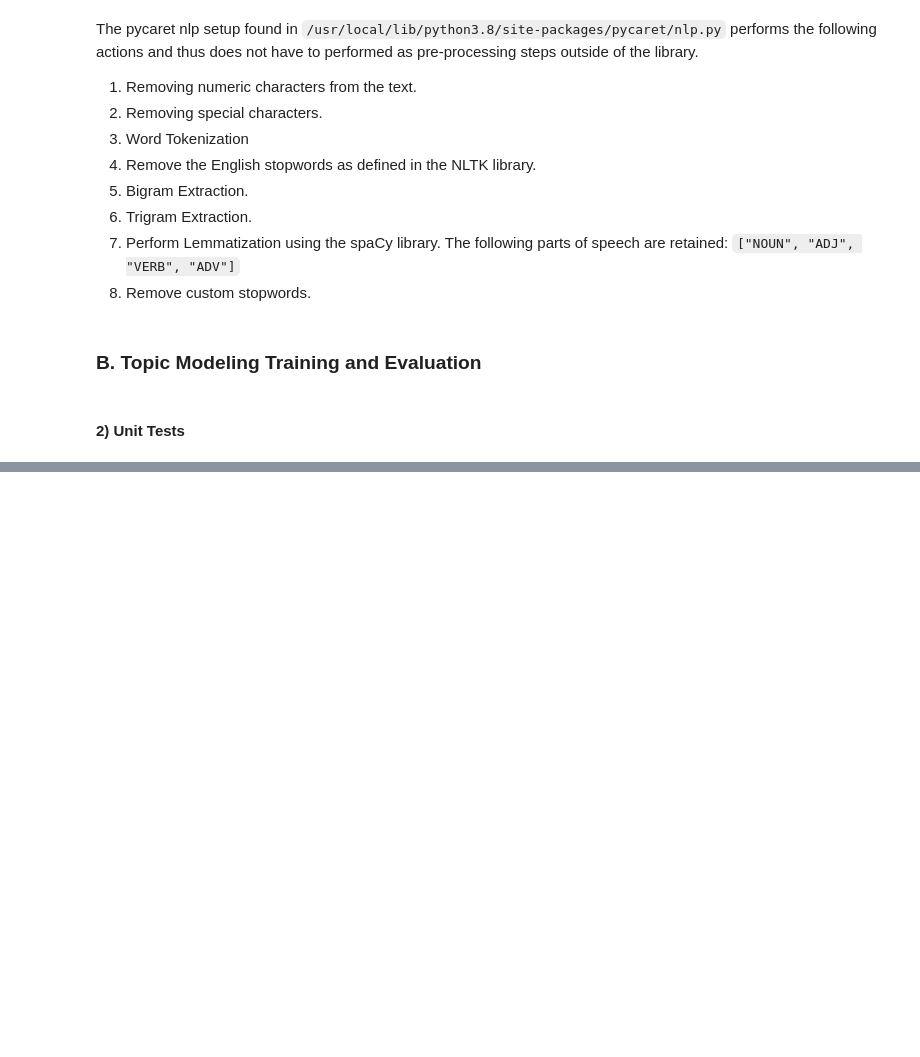
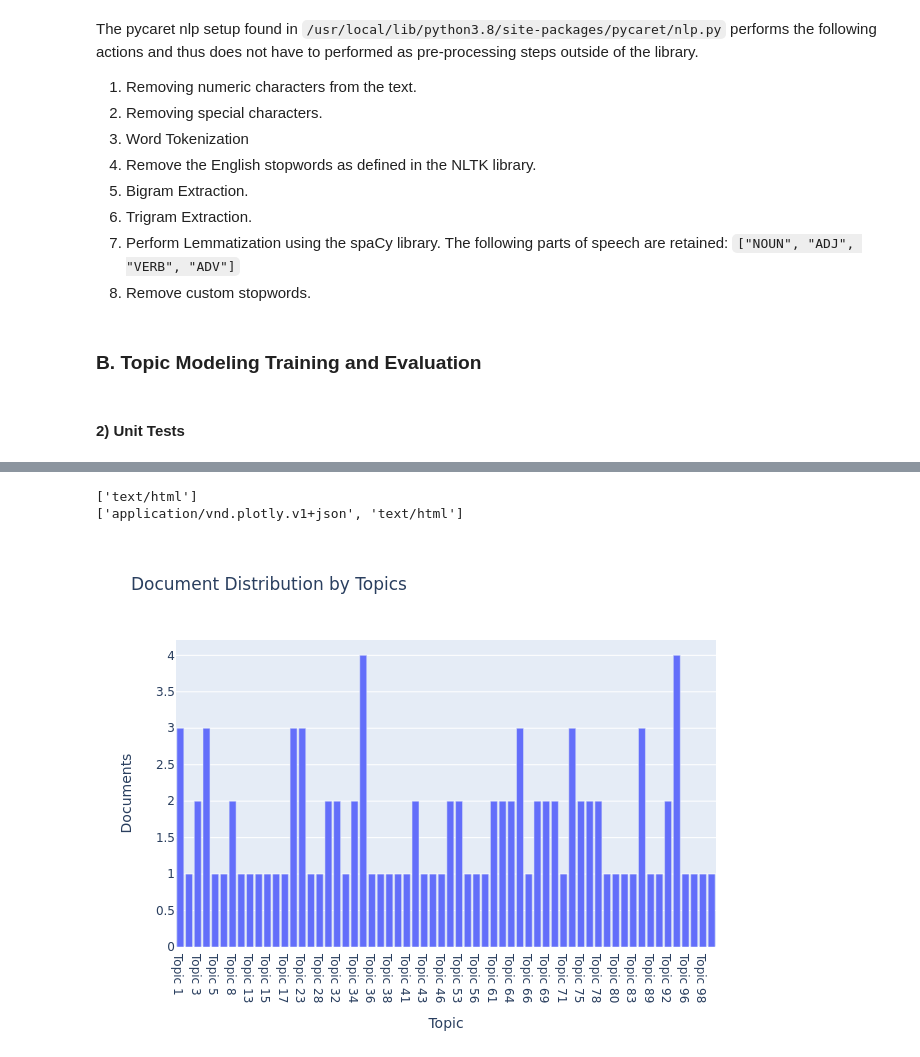
Before and after one commit to JohnnyFoulds/dsm020-2021-oct, a Jupyter notebook: coursework_02/cw.ipynb, the cells around one changed output, grey strips where cells are left out. Drawn from its saved outputs; the diff is of its cells as text; code cells hidden in the pictures; blank space fills up the shorter version.

```diff
--- a/coursework_02/cw.ipynb
+++ b/coursework_02/cw.ipynb
@@ -493,3 +513,19 @@ IntProgress(value=0, description='Processing: ', max=25)
+# %%
+for i, o in enumerate(captured.outputs):
+    print([t for t, content in o.data.items()])
+# %% [output]
+['text/html']
+['application/vnd.plotly.v1+json', 'text/html']
+# %%
+import plotly
+import json
+import kaleido
+
+json_plotly = json.dumps(list(captured.outputs[1].data.items())[0][1])
+figure_plotly = plotly.io.from_json(json_plotly)
+figure_plotly.show(renderer="png")
+# %% [output]
+[figure, added]
 # %%
 custom_stopwords = []
 session_id = 2480
```
Also changed, not shown: parts of 9 cells of this notebook, 3 other files.
